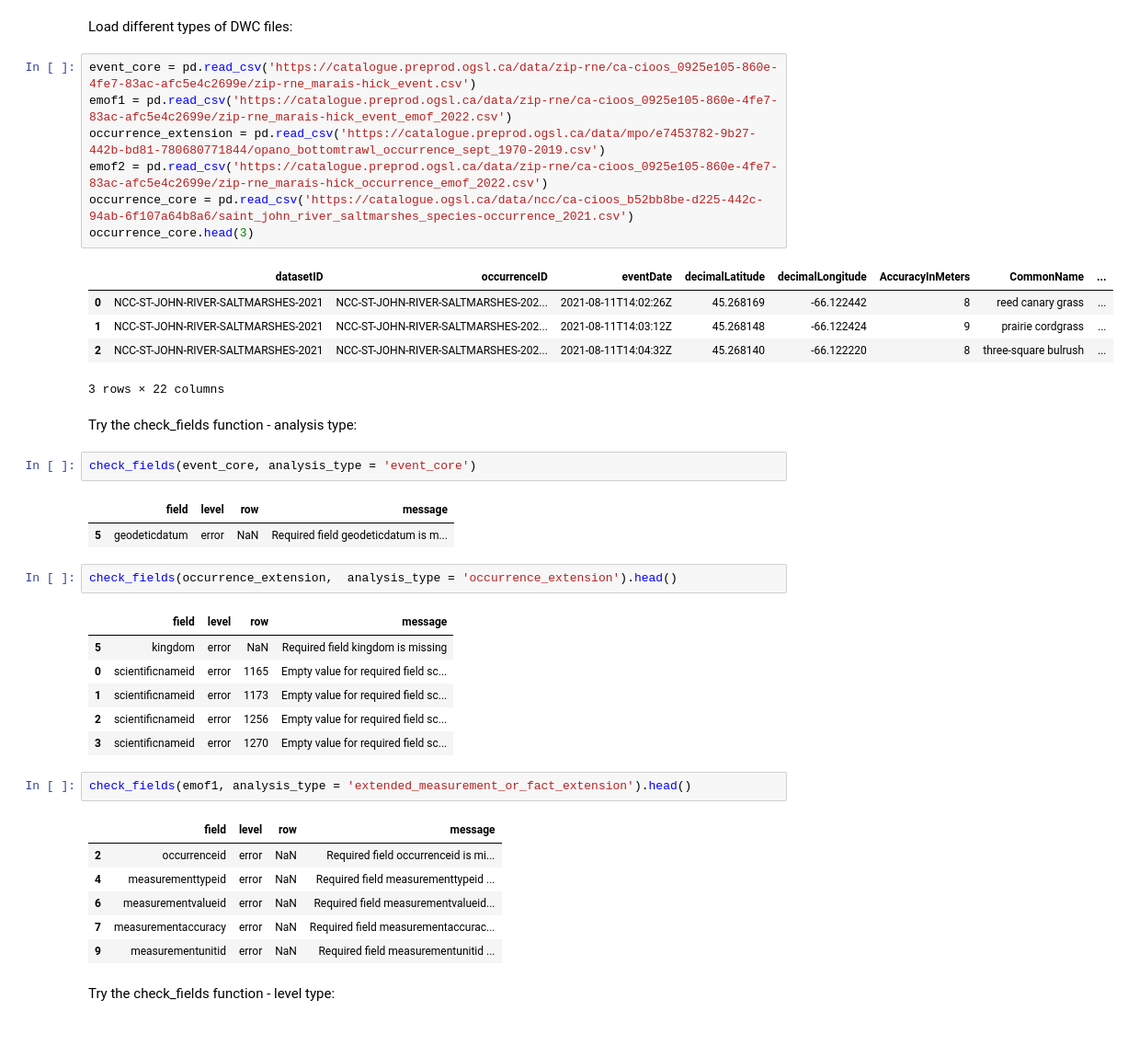
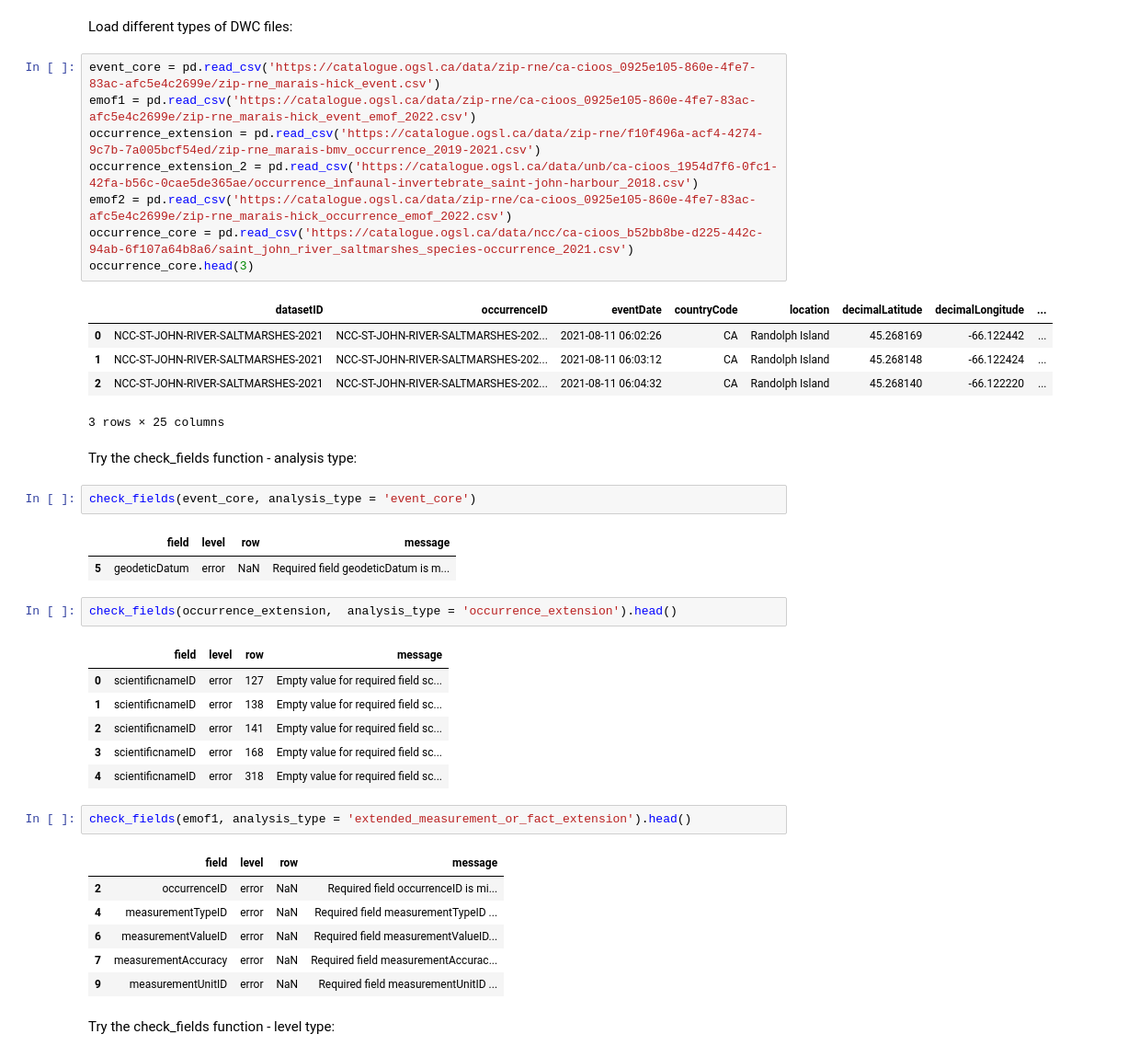
Before and after one commit to cioos-siooc/pyobistools, a Jupyter notebook: notebooks_Pyobis_sprint/notebook sprint - check_fields.ipynb, the cells around one changed output. Shown at 92% size. Cells and saved outputs as stored; diff of their text form.

```diff
--- a/notebooks_Pyobis_sprint/notebook sprint - check_fields.ipynb
+++ b/notebooks_Pyobis_sprint/notebook sprint - check_fields.ipynb
@@ -48,43 +50,44 @@ See R documentation https://github.com/iobis/obistools#check-required-fields
 # %% [markdown]
 Load different types of DWC files:
 # %%
-event_core = pd.read_csv('https://catalogue.preprod.ogsl.ca/data/zip-rne/ca-cioos_0925e105-860e-4fe7-83ac-afc5e4c2699e/zip-rne_marais-hick_event.csv')
-emof1 = pd.read_csv('https://catalogue.preprod.ogsl.ca/data/zip-rne/ca-cioos_0925e105-860e-4fe7-83ac-afc5e4c2699e/zip-rne_marais-hick_event_emof_2022.csv')
-occurrence_extension = pd.read_csv('https://catalogue.preprod.ogsl.ca/data/mpo/e7453782-9b27-442b-bd81-780680771844/opano_bottomtrawl_occurrence_sept_1970-2019.csv')
-emof2 = pd.read_csv('https://catalogue.preprod.ogsl.ca/data/zip-rne/ca-cioos_0925e105-860e-4fe7-83ac-afc5e4c2699e/zip-rne_marais-hick_occurrence_emof_2022.csv')
+event_core = pd.read_csv('https://catalogue.ogsl.ca/data/zip-rne/ca-cioos_0925e105-860e-4fe7-83ac-afc5e4c2699e/zip-rne_marais-hick_event.csv')
+emof1 = pd.read_csv('https://catalogue.ogsl.ca/data/zip-rne/ca-cioos_0925e105-860e-4fe7-83ac-afc5e4c2699e/zip-rne_marais-hick_event_emof_2022.csv')
+occurrence_extension = pd.read_csv('https://catalogue.ogsl.ca/data/zip-rne/f10f496a-acf4-4274-9c7b-7a005bcf54ed/zip-rne_marais-bmv_occurrence_2019-2021.csv')
+occurrence_extension_2 = pd.read_csv('https://catalogue.ogsl.ca/data/unb/ca-cioos_1954d7f6-0fc1-42fa-b56c-0cae5de365ae/occurrence_infaunal-invertebrate_saint-john-harbour_2018.csv')
+emof2 = pd.read_csv('https://catalogue.ogsl.ca/data/zip-rne/ca-cioos_0925e105-860e-4fe7-83ac-afc5e4c2699e/zip-rne_marais-hick_occurrence_emof_2022.csv')
 occurrence_core = pd.read_csv('https://catalogue.ogsl.ca/data/ncc/ca-cioos_b52bb8be-d225-442c-94ab-6f107a64b8a6/saint_john_river_saltmarshes_species-occurrence_2021.csv')
 occurrence_core.head(3)
 # %% [output]
-|  | datasetID | occurrenceID | eventDate | decimalLatitude | decimalLongitude | AccuracyInMeters | CommonName | ... |
-| 0 | NCC-ST-JOHN-RIVER-SALTMARSHES-2021 | NCC-ST-JOHN-RIVER-SALTMARSHES-202... | 2021-08-11T14:02:26Z | 45.268169 | -66.122442 | 8 | reed canary grass | ... |
-| 1 | NCC-ST-JOHN-RIVER-SALTMARSHES-2021 | NCC-ST-JOHN-RIVER-SALTMARSHES-202... | 2021-08-11T14:03:12Z | 45.268148 | -66.122424 | 9 | prairie cordgrass | ... |
-| 2 | NCC-ST-JOHN-RIVER-SALTMARSHES-2021 | NCC-ST-JOHN-RIVER-SALTMARSHES-202... | 2021-08-11T14:04:32Z | 45.268140 | -66.122220 | 8 | three-square bulrush | ... |
+|  | datasetID | occurrenceID | eventDate | countryCode | location | decimalLatitude | decimalLongitude | ... |
+| 0 | NCC-ST-JOHN-RIVER-SALTMARSHES-2021 | NCC-ST-JOHN-RIVER-SALTMARSHES-202... | 2021-08-11 06:02:26 | CA | Randolph Island | 45.268169 | -66.122442 | ... |
+| 1 | NCC-ST-JOHN-RIVER-SALTMARSHES-2021 | NCC-ST-JOHN-RIVER-SALTMARSHES-202... | 2021-08-11 06:03:12 | CA | Randolph Island | 45.268148 | -66.122424 | ... |
+| 2 | NCC-ST-JOHN-RIVER-SALTMARSHES-2021 | NCC-ST-JOHN-RIVER-SALTMARSHES-202... | 2021-08-11 06:04:32 | CA | Randolph Island | 45.268140 | -66.122220 | ... |
-3 rows × 22 columns
+3 rows × 25 columns
 # %% [markdown]
 Try the check_fields function - analysis type:
 # %%
 check_fields(event_core, analysis_type = 'event_core')
 # %% [output]
 |  | field | level | row | message |
-| 5 | geodeticdatum | error | NaN | Required field geodeticdatum is m... |
+| 5 | geodeticDatum | error | NaN | Required field geodeticDatum is m... |
 # %%
 check_fields(occurrence_extension,  analysis_type = 'occurrence_extension').head()
 # %% [output]
 |  | field | level | row | message |
-| 5 | kingdom | error | NaN | Required field kingdom is missing |
-| 0 | scientificnameid | error | 1165 | Empty value for required field sc... |
-| 1 | scientificnameid | error | 1173 | Empty value for required field sc... |
-| 2 | scientificnameid | error | 1256 | Empty value for required field sc... |
-| 3 | scientificnameid | error | 1270 | Empty value for required field sc... |
+| 0 | scientificnameID | error | 127 | Empty value for required field sc... |
+| 1 | scientificnameID | error | 138 | Empty value for required field sc... |
+| 2 | scientificnameID | error | 141 | Empty value for required field sc... |
+| 3 | scientificnameID | error | 168 | Empty value for required field sc... |
+| 4 | scientificnameID | error | 318 | Empty value for required field sc... |
 # %%
 check_fields(emof1, analysis_type = 'extended_measurement_or_fact_extension').head()
 # %% [output]
 |  | field | level | row | message |
-| 2 | occurrenceid | error | NaN | Required field occurrenceid is mi... |
-| 4 | measurementtypeid | error | NaN | Required field measurementtypeid ... |
-| 6 | measurementvalueid | error | NaN | Required field measurementvalueid... |
-| 7 | measurementaccuracy | error | NaN | Required field measurementaccurac... |
-| 9 | measurementunitid | error | NaN | Required field measurementunitid ... |
+| 2 | occurrenceID | error | NaN | Required field occurrenceID is mi... |
+| 4 | measurementTypeID | error | NaN | Required field measurementTypeID ... |
+| 6 | measurementValueID | error | NaN | Required field measurementValueID... |
+| 7 | measurementAccuracy | error | NaN | Required field measurementAccurac... |
+| 9 | measurementUnitID | error | NaN | Required field measurementUnitID ... |
 # %% [markdown]
 Try the check_fields function - level type:
 # %%
```
Also changed, not shown: parts of 7 cells of this notebook, 3 other files.
